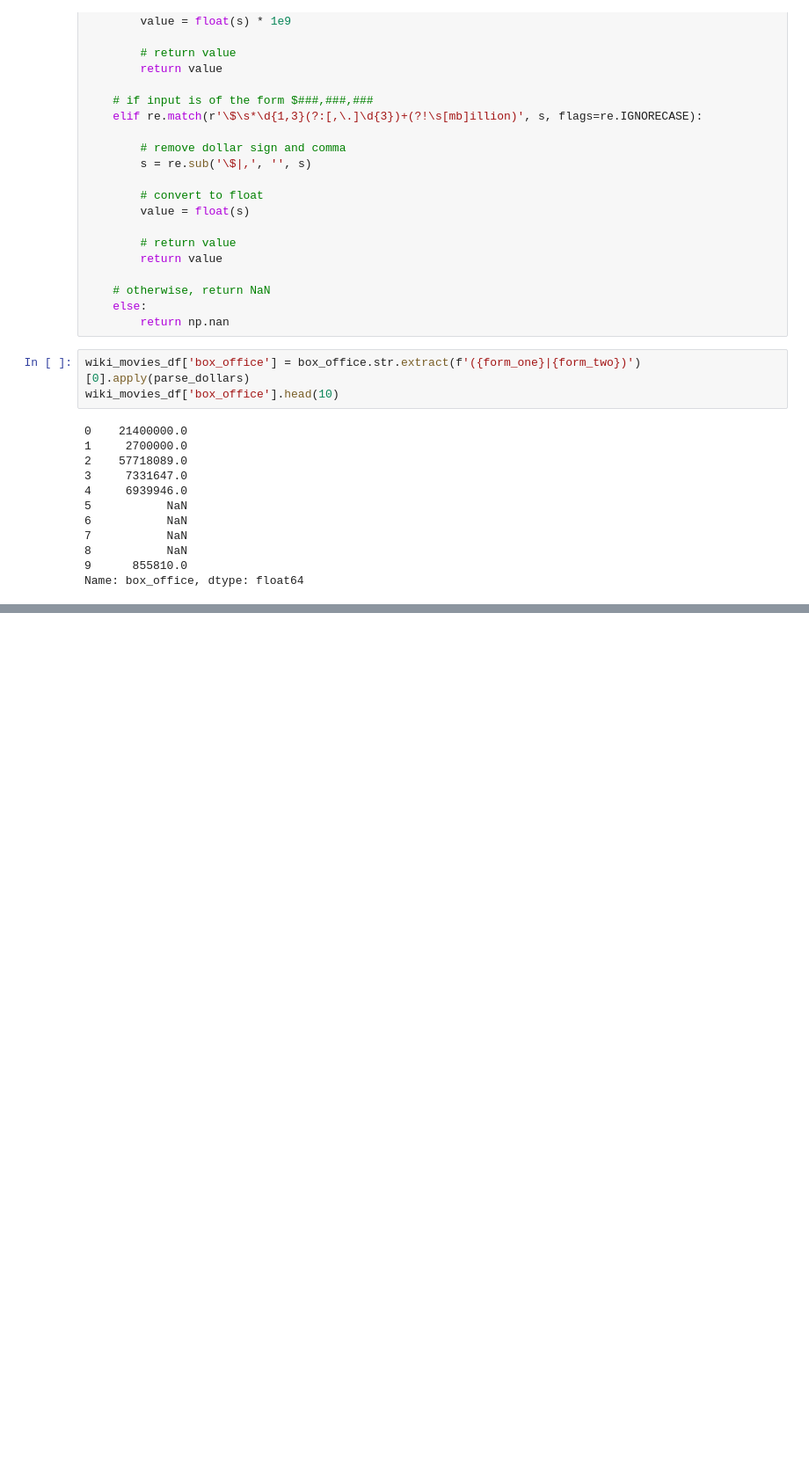
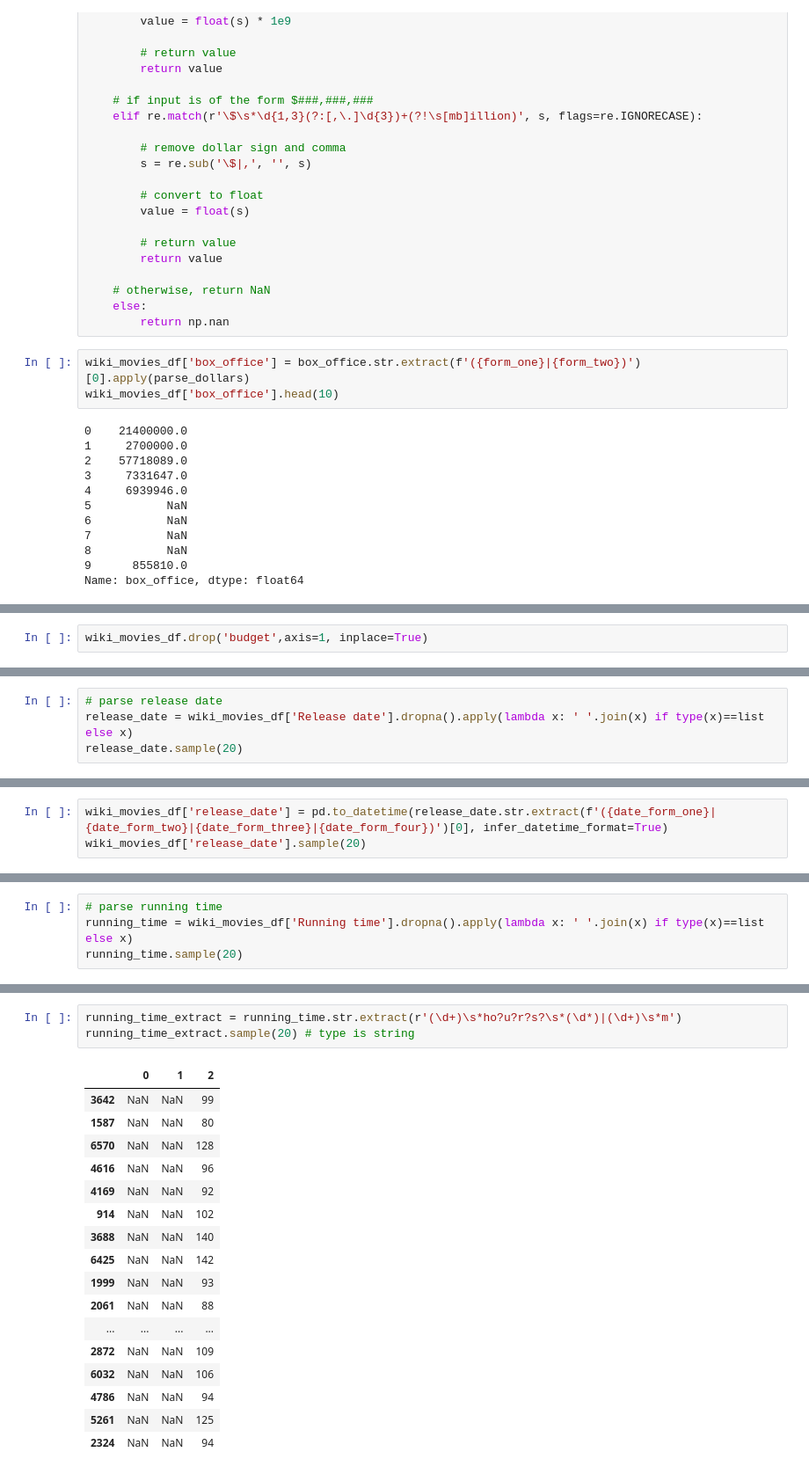
Before and after one commit to alexyang1818/bootcamp8_Movies-ETL, a Jupyter notebook: movies_etl.ipynb, the cells around one changed output, grey strips where cells are left out. Shown: that part at 88% size. Cells and saved outputs as stored; diff of their text form; blank space fills up the shorter version.

```diff
--- a/movies_etl.ipynb
+++ b/movies_etl.ipynb
@@ -479,0 +525,2 @@ wiki_movies_df.columns.tolist()
+# %%
+wiki_movies_df.drop('budget',axis=1, inplace=True)
@@ -479,0 +553,4 @@ wiki_movies_df.columns.tolist()
+# %%
+# parse release date
+release_date = wiki_movies_df['Release date'].dropna().apply(lambda x: ' '.join(x) if type(x)==list else x)
+release_date.sample(20)
@@ -479,0 +580,3 @@ wiki_movies_df.columns.tolist()
+# %%
+wiki_movies_df['release_date'] = pd.to_datetime(release_date.str.extract(f'({date_form_one}|{date_form_two}|{date_form_three}|{date_form_four})')[0], infer_datetime_format=True)
+wiki_movies_df['release_date'].sample(20)
@@ -479,0 +601,4 @@ wiki_movies_df.columns.tolist()
+# %%
+# parse running time
+running_time = wiki_movies_df['Running time'].dropna().apply(lambda x: ' '.join(x) if type(x)==list else x)
+running_time.sample(20)
@@ -479,0 +662,21 @@ wiki_movies_df.columns.tolist()
+# %%
+running_time_extract = running_time.str.extract(r'(\d+)\s*ho?u?r?s?\s*(\d*)|(\d+)\s*m')
+running_time_extract.sample(20) # type is string
+# %% [output]
+|  | 0 | 1 | 2 |
+| 3642 | NaN | NaN | 99 |
+| 1587 | NaN | NaN | 80 |
+| 6570 | NaN | NaN | 128 |
+| 4616 | NaN | NaN | 96 |
+| 4169 | NaN | NaN | 92 |
+| 914 | NaN | NaN | 102 |
+| 3688 | NaN | NaN | 140 |
+| 6425 | NaN | NaN | 142 |
+| 1999 | NaN | NaN | 93 |
+| 2061 | NaN | NaN | 88 |
+| ... | ... | ... | ... |
+| 2872 | NaN | NaN | 109 |
+| 6032 | NaN | NaN | 106 |
+| 4786 | NaN | NaN | 94 |
+| 5261 | NaN | NaN | 125 |
+| 2324 | NaN | NaN | 94 |
```
Also changed, not shown: parts of 35 cells of this notebook.
